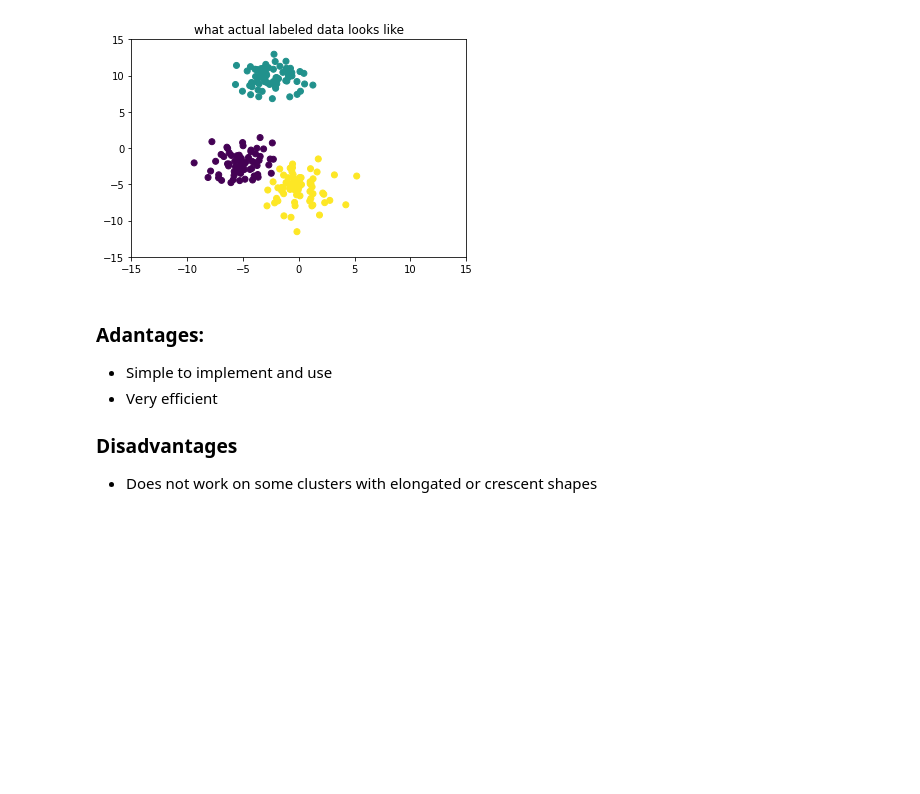
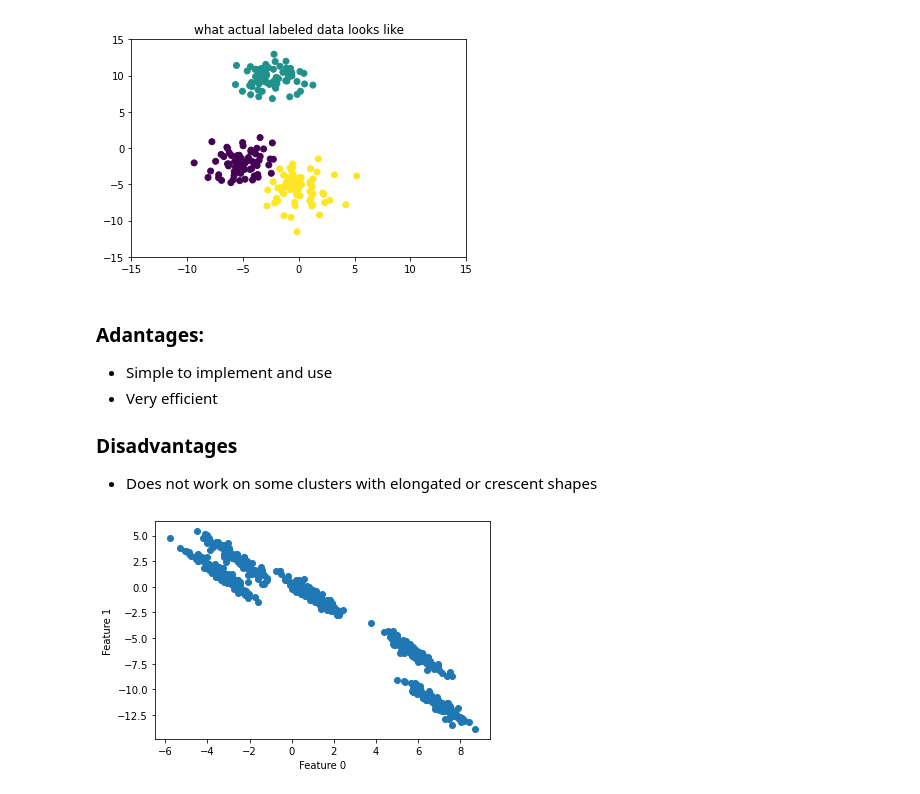
Before and after one commit to Arnabsaha6/Machine-Learning, a Jupyter notebook: Machine_Learning_Hands_on_Knowledge.ipynb, the cells around one changed output. Saved outputs shown, nothing was run; the diff lists cells and outputs as text; code cells hidden in the pictures; blank space fills up the shorter version.

```diff
--- a/Machine_Learning_Hands_on_Knowledge.ipynb
+++ b/Machine_Learning_Hands_on_Knowledge.ipynb
@@ -328,3 +328,16 @@ plt.show()
 
 ### Disadvantages
 * Does not work on some clusters with elongated or crescent shapes
+# %%
+X, y = make_blobs(random_state=170, n_samples=600, centers = 5)
+rng = np.random.RandomState(74)
+
+transformation = rng.normal(size=(2, 2))
+X = np.dot(X, transformation)
+
+plt.scatter(X[:, 0], X[:, 1])
+plt.xlabel("Feature 0")
+plt.ylabel("Feature 1")
+plt.show()
+# %% [output]
+[figure, added]
```
Also changed, not shown: parts of 1 cell of this notebook.
